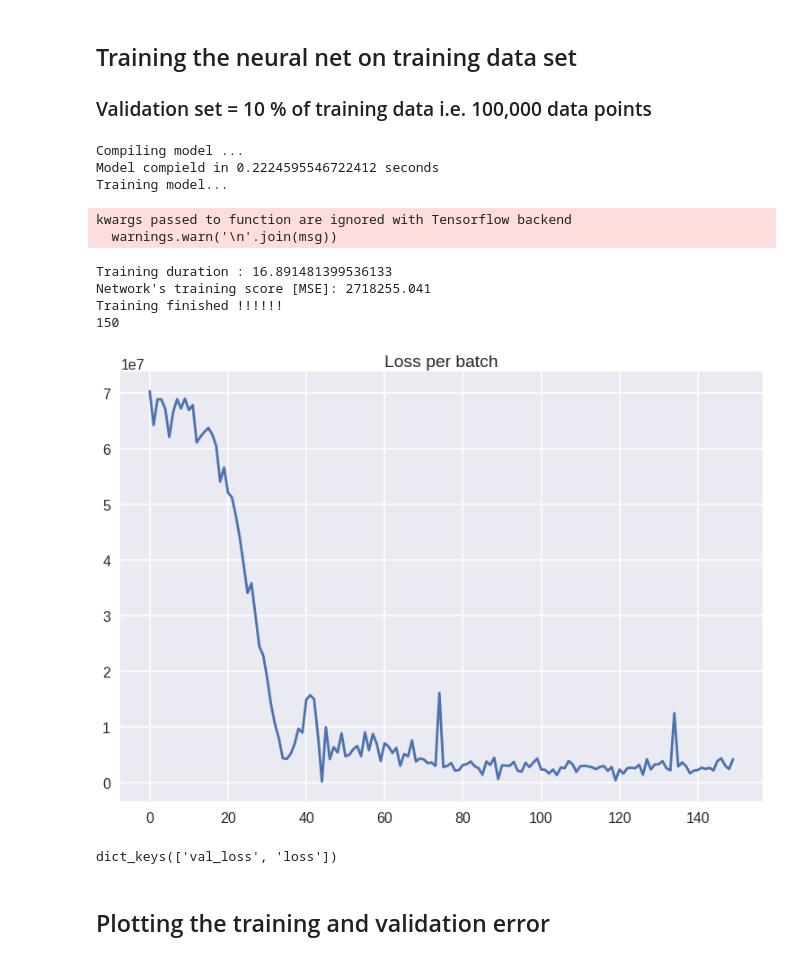
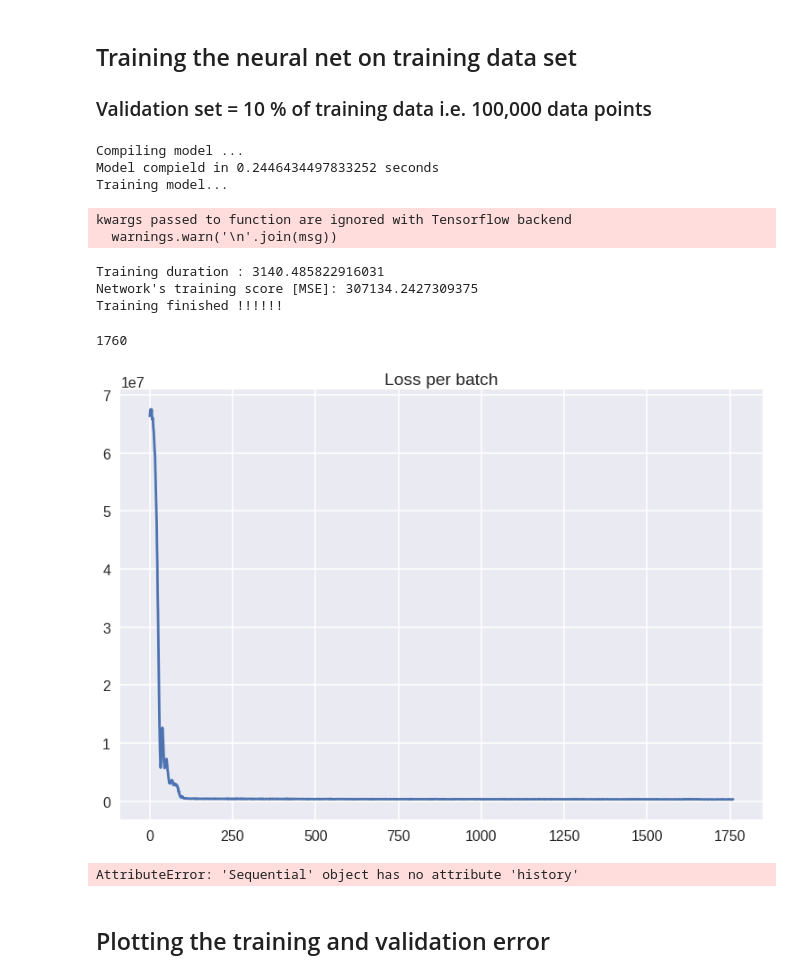
Before and after one commit to vyomshm/Keras-predicting-random-file-transfer-durations, a Jupyter notebook: Keras model.ipynb, the cells around one changed output. Cells and saved outputs as stored; diff of their text form; code cells hidden in the pictures.

Commit message:
model updated

```diff
--- a/Keras model.ipynb
+++ b/Keras model.ipynb
@@ -60,5 +73,9 @@ model_data.shape
 # %%
-trainX,trainY, testX,testY = model_data[:800000,:13],model_data[:800000,13],model_data[800000:,:13],model_data[800000:,13]
+train_fraction = 0.8
+data_size = model_data.shape[0]
+split_index = int(train_fraction * data_size)
+# print(split_index)
+trainX,trainY, testX,testY = model_data[:split_index,:13],model_data[:split_index,13],model_data[split_index:,:13],model_data[split_index:,13]
 # %%
 trainX.shape
 # %% [output]
@@ -121,7 +138,7 @@ def run_network(model=None, epochs=20, batch=256):
 
         print("Network's training score [MSE]: {0}".format(score))
         print("Training finished !!!!!!")
-        return model, history.losses
+        return training, model, history.losses
     except KeyboardInterrupt:
         print('KeyboardInterrupt')
         return model, history.losses
@@ -139,23 +156,23 @@ def plot_losses(losses):
 
 ### Validation set = 10 % of training data i.e. 100,000 data points
 # %%
-model, losses = run_network(epochs= 10, batch=2048)
+training, model, losses = run_network(epochs= 5, batch=2048)
 plot_losses(losses)
 # %% [output]
 Compiling model ...
-Model compield in 0.2224595546722412 seconds
+Model compield in 0.2446434497833252 seconds
 Training model...
 kwargs passed to function are ignored with Tensorflow backend
   warnings.warn('\n'.join(msg))
-Training duration : 16.891481399536133
-Network's training score [MSE]: 2718255.041
+Training duration : 3140.485822916031
+Network's training score [MSE]: 307134.2427309375
 Training finished !!!!!!
-150
+1760
-[figure, old version]
+[figure, new version]
 # %%
-print(training.history.keys())
+print(model.history.keys())
 # %% [output]
-dict_keys(['val_loss', 'loss'])
+AttributeError: 'Sequential' object has no attribute 'history'
 # %% [markdown]
 ## Plotting the training and validation error
 # %%
```
Also changed, not shown: parts of 5 cells of this notebook, 1 other file.
